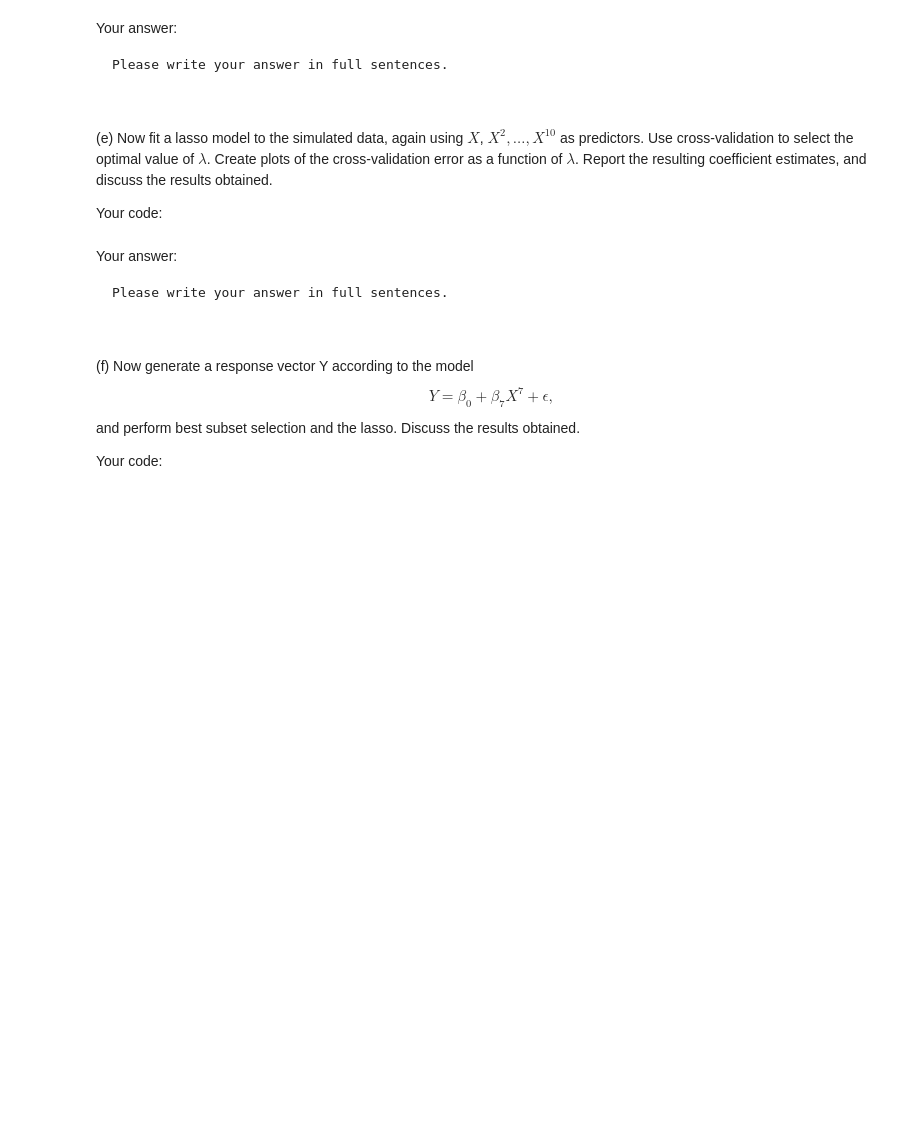
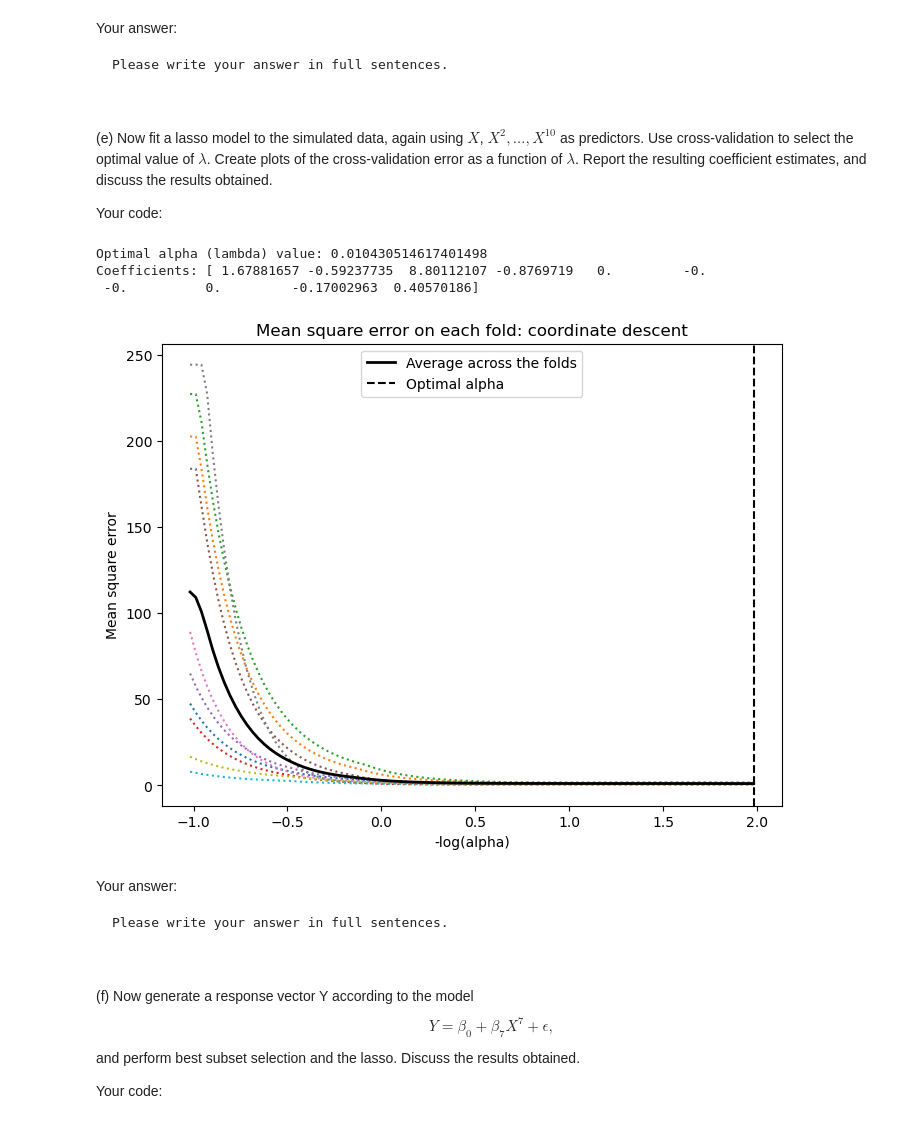
Before and after one commit to BU-MSSP-Classroom/MA679_Spring2024_04_regularization-yuyangsun28k, a Jupyter notebook: Ch06_Regularization_Python.ipynb, the cells around one changed output. Drawn from its saved outputs; the diff is of its cells as text; code cells hidden in the pictures; blank space fills up the shorter version.

```diff
--- a/Ch06_Regularization_Python.ipynb
+++ b/Ch06_Regularization_Python.ipynb
@@ -434,3 +431,40 @@ Your code:
+# %%
+from sklearn.linear_model import LassoCV
+from sklearn.preprocessing import StandardScaler
+from sklearn.pipeline import make_pipeline
+import matplotlib.pyplot as plt
+
+X = frame.drop('Y', axis=1)
+y = frame['Y']
+
+lasso_cv = make_pipeline(StandardScaler(), LassoCV(alphas=None, cv=10, max_iter=10000))
+lasso_cv.fit(X, y)
+
+optimal_alpha = lasso_cv.named_steps['lassocv'].alpha_
+print(f"Optimal alpha (lambda) value: {optimal_alpha}")
+coefficients = lasso_cv.named_steps['lassocv'].coef_
+print(f"Coefficients: {coefficients}")
+# %% [output]
+Optimal alpha (lambda) value: 0.010430514617401498
+Coefficients: [ 1.67881657 -0.59237735  8.80112107 -0.8769719   0.         -0.
+ -0.          0.         -0.17002963  0.40570186]
+# %%
+# Plot of the cross-validation error as a function of alpha
+m_log_alphas = -np.log10(lasso_cv.named_steps['lassocv'].alphas_)
+plt.figure(figsize=(8, 6))
+plt.plot(m_log_alphas, lasso_cv.named_steps['lassocv'].mse_path_, ':')
+plt.plot(m_log_alphas, lasso_cv.named_steps['lassocv'].mse_path_.mean(axis=-1), 'k',
+         label='Average across the folds', linewidth=2)
+plt.axvline(-np.log10(optimal_alpha), linestyle='--', color='k',
+            label='Optimal alpha')
+plt.legend()
+plt.xlabel('-log(alpha)')
+plt.ylabel('Mean square error')
+plt.title('Mean square error on each fold: coordinate descent')
+plt.axis('tight')
+plt.show()
+# %% [output]
+[figure, added]
 # %% [markdown]
 Your answer:
 
```
Also changed, not shown: parts of 46 cells of this notebook.
